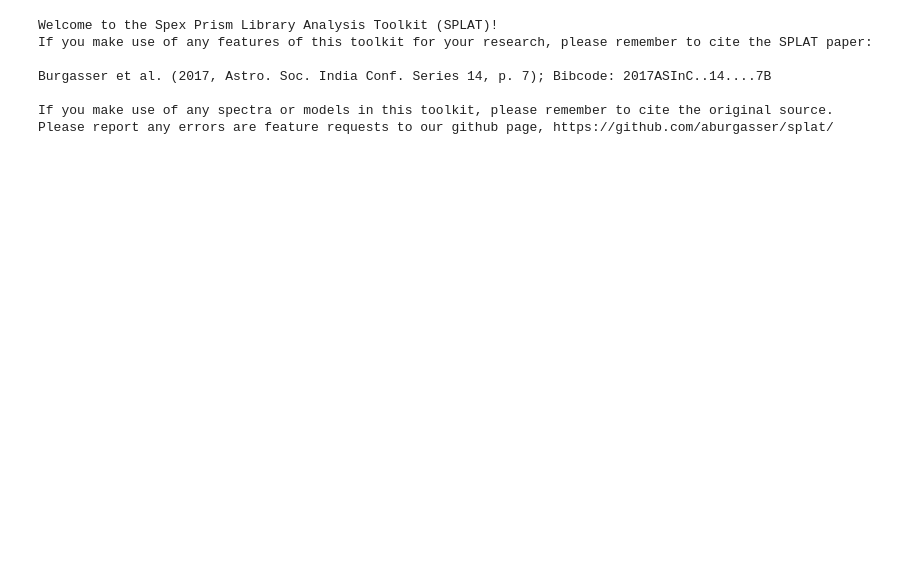
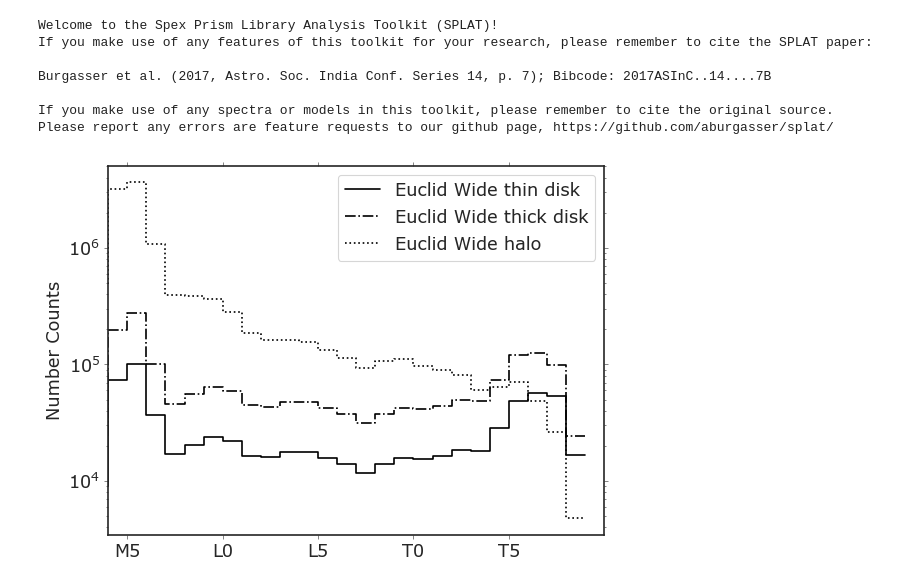
Before and after one commit to caganze/lsstsims, a Jupyter notebook: notebooks/Euclid.ipynb, the cells around one changed output. Saved outputs shown, nothing was run; the diff lists cells and outputs as text; code cells hidden in the pictures; blank space fills up the shorter version.

```diff
--- a/notebooks/Euclid.ipynb
+++ b/notebooks/Euclid.ipynb
@@ -52,0 +98,36 @@ selection10year= selection0+'and '+ color_selection
+# %%
+data_dicts={}
+for k in FILENAMES.keys():
+    data=np.array(np.load('../simulations{}.npy'.format(FILENAMES[k]),allow_pickle=True)).flatten()[0]
+    #compute
+    df=data['data']
+    df['proper_motion']=(df.mu_delta**2+df.mu_alpha_cosdec**2)**0.5 #proper motion in mas/yr
+    df['parallax']= 1000/df.distance
+    data['data']=df
+    data_dicts[k]= data
+# %%
+fig, ax=plt.subplots()
+survey='Euclid Wide'
+for pop in ['thin disk', 'thick disk', 'halo']:
+    f= scl[pop]
+    ns=compute_vols_and_numbers(data, pop, SURVEY_AREAS[survey], selection=selection0)[0]
+    #ns0=compute_vols_and_numbers(data,pop,  SURVEY_AREAS[survey], selection=selection)[0]
+    ax.step(ns.spt, f*ns.number, linestyle=linestyles[pop], color='k', label='{} {}'.format(survey, pop))
+    #ax[0].step(ns0.spt, f*ns0.number,  linestyle=linestyles[pop], color='#0074D9')
+
+#survey='Euclid Deep'
+#for pop in ['thin disk', 'thick disk', 'halo']:
+#    f= scl[pop]
+#    ns=compute_vols_and_numbers(data, pop, SURVEY_AREAS[survey],  selection=selection1)[0]
+    #ns0=compute_vols_and_numbers(data,pop, SURVEY_AREAS[survey],  selection=selection10year)[0]
+#ax.step(ns.spt, f*ns.number, linestyle=linestyles[pop], color='#0074D9')
+    #ax[1].step(ns0.spt, f*ns0.number,  linestyle=linestyles[pop], color='#0074D9')
+
+#ax.legend(handles=legend_elements, loc='upper right', fontsize=14)
+ax.legend()
+ax.set(xticks=[15,20, 25, 30, 35], xticklabels=['M5', 'L0', 'L5', 'T0', 'T5'],\
+          xlim=[14, 40], yscale='log', ylabel='Number Counts')
+
+plt.savefig('../figures/euclid_baseline_number.pdf')
+# %% [output]
+[figure, added]
```
Also changed, not shown: parts of 5 cells of this notebook, 6 other files.
